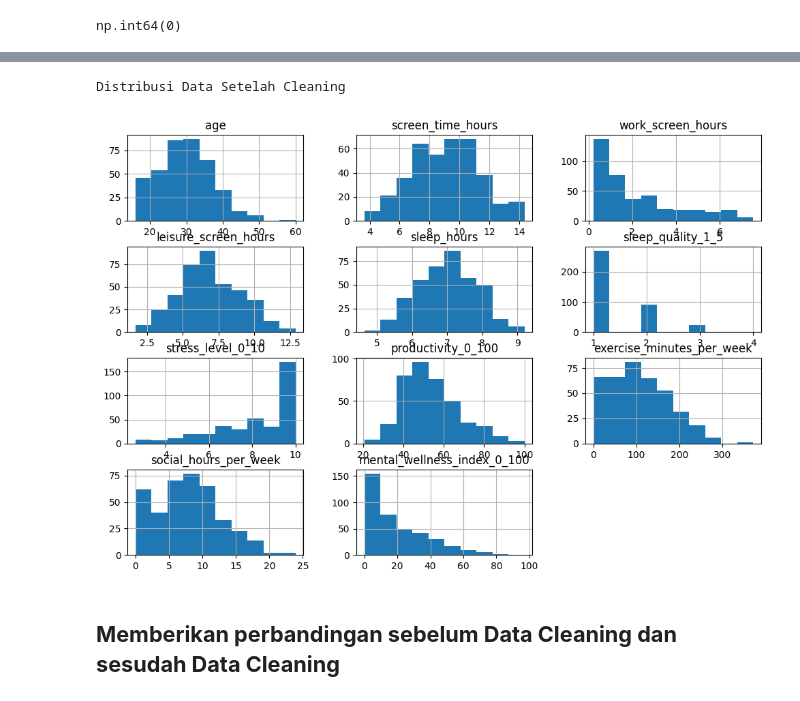
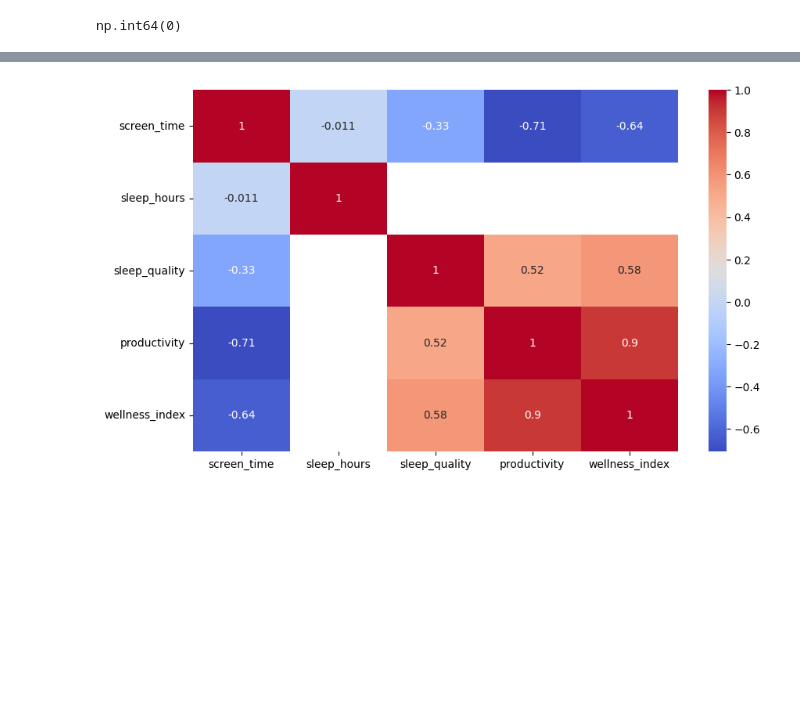
Before and after one commit to Janpau01/DataCapstone, a Jupyter notebook: Data Wrangling.ipynb, the cells around one changed output, grey strips where cells are left out. Saved outputs shown, nothing was run; the diff lists cells and outputs as text; code cells hidden in the pictures; blank space fills up the shorter version.

Commit message:
Memperbarui data wrangling

```diff
--- a/Data Wrangling.ipynb
+++ b/Data Wrangling.ipynb
@@ -124,4 +124,5 @@ Name: count, dtype: int64
 # %%
-# Menghapus kolom yang tidak diperlukan
-df.drop(columns=['Unnamed: 15'], inplace=True)
+# isi dengan median biar robust
+df_core.fillna(df_core.median(numeric_only=True), inplace=True)
+df_extra.fillna(df_extra.median(numeric_only=True), inplace=True)
 # %%
@@ -161,3 +173,8 @@ Distribusi Data Sebelum Cleaning
 # %%
-# Membuat salinan dataset untuk proses cleaning agar data asli tetap utuh sebagai referensi.
-df_clean = df.copy()
+# rename biar sama
+df_extra.rename(columns={
+    'sleep_hours': 'sleep_quality',
+    'stress_score': 'stress_level',
+    'focus_score': 'focus',
+    'productivity_score': 'productivity'
+}, inplace=True)
@@ -164,3 +186,7 @@ df_clean = df.copy()
 # %%
-# Menghapus baris duplikat jika ada, untuk memastikan bahwa setiap entri dalam dataset adalah unik dan tidak mempengaruhi hasil analisis.
-df_clean.drop_duplicates(inplace=True)
+from sklearn.preprocessing import MinMaxScaler
+
+scaler = MinMaxScaler()
+
+df_extra[['stress_level','productivity','sleep_quality']] = \
+    scaler.fit_transform(df_extra[['stress_level','productivity','sleep_quality']])
@@ -167,7 +199,2 @@ df_clean.drop_duplicates(inplace=True)
 # %%
-# Handle missing values if they exist (though we know there are none, this is a general step)
-for col in df_clean.select_dtypes(include=['int64','float64']).columns:
-    df_clean[col].fillna(df_clean[col].median(), inplace=True)
-
-for col in df_clean.select_dtypes(include=['object']).columns:
-    df_clean[col].fillna(df_clean[col].mode()[0], inplace=True)
+df_combined = pd.concat([df_core, df_extra], ignore_index=True)
@@ -218,10 +252,7 @@ for col in ['screen_time_hours', 'sleep_hours', 'stress_level_0_10']:
 # %%
-# Menampilkan distribusi data setelah cleaning untuk melihat perubahan sebaran nilai pada setiap kolom numerik setelah proses pembersihan data.
-print("Distribusi Data Setelah Cleaning")
-df_clean.hist(figsize=(12,8))
+plt.figure(figsize=(10,6))
+numeric_corr = df_combined.select_dtypes(include='number').corr()
+sns.heatmap(numeric_corr, annot=True, cmap='coolwarm')
 plt.show()
 # %% [output]
-Distribusi Data Setelah Cleaning
-[figure, old version]
+[figure, new version]
-# %% [markdown]
-## **Memberikan perbandingan sebelum Data Cleaning dan sesudah Data Cleaning**
```
Also changed, not shown: parts of 33 cells of this notebook, 4 other files.
